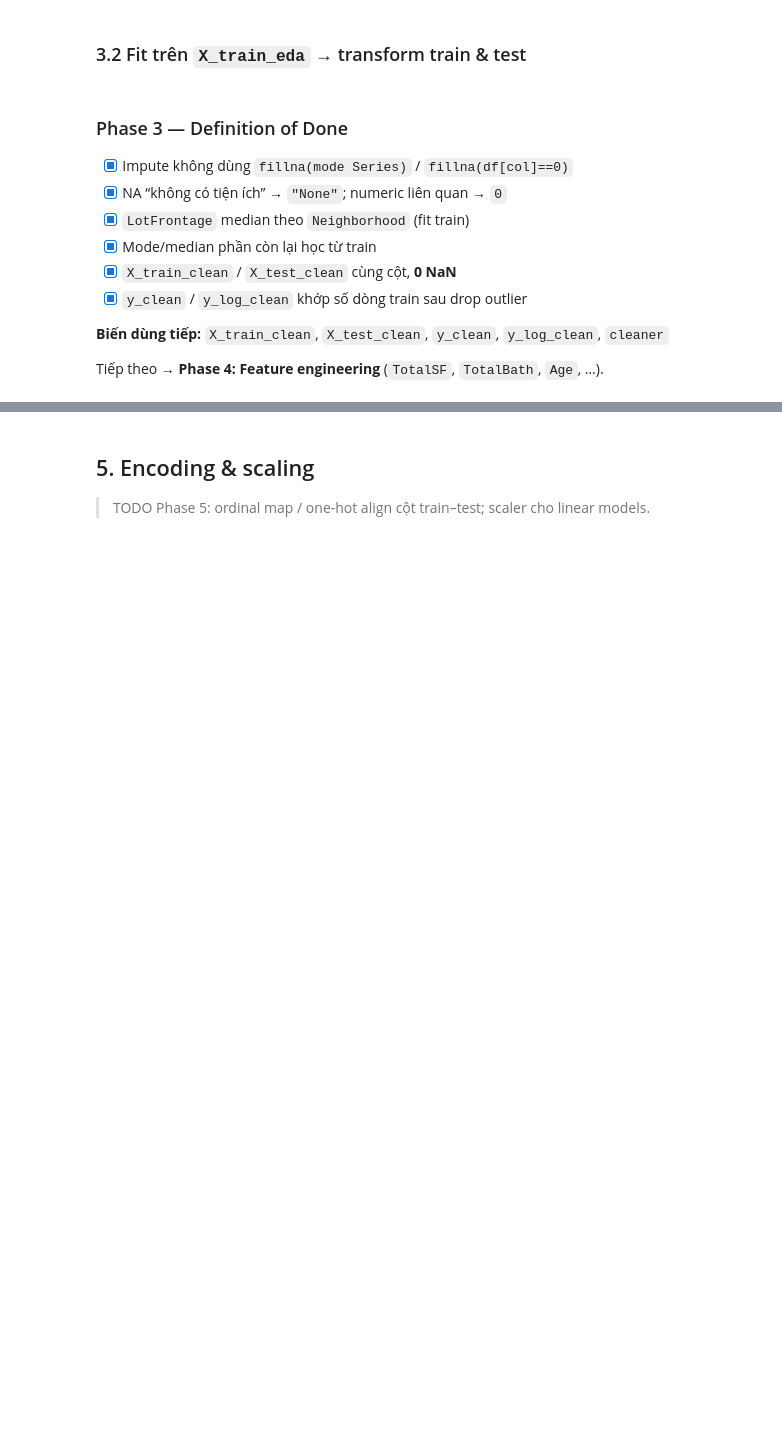
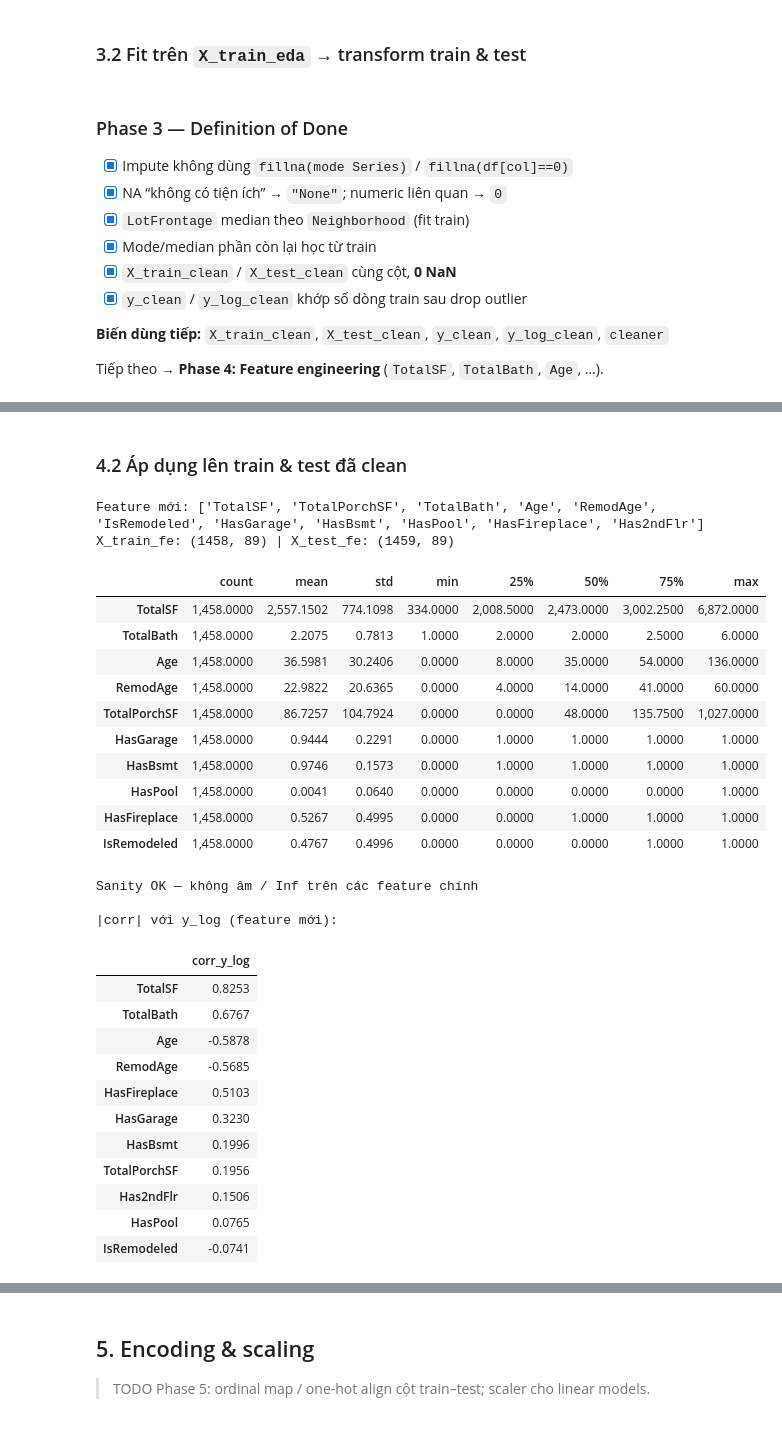
Before and after one commit to fuwhis/VEF_DA_FinalProject, a Jupyter notebook: complete_main.ipynb, the cells around one changed output, grey strips where cells are left out. Cells and saved outputs as stored; diff of their text form; code cells hidden in the pictures; blank space fills up the shorter version.

Commit message:
implement: Phase 4 - Feature engineering

```diff
--- a/complete_main.ipynb
+++ b/complete_main.ipynb
@@ -500,0 +561,63 @@ pass
+# %% [markdown]
+### 4.2 Áp dụng lên train & test đã clean
+# %%
+fe = FeatureEngineer()
+X_train_fe = fe.fit_transform(X_train_clean)
+X_test_fe = fe.transform(X_test_clean)
+
+new_cols = [c for c in X_train_fe.columns if c not in X_train_clean.columns]
+print("Feature mới:", new_cols)
+print("X_train_fe:", X_train_fe.shape, "| X_test_fe:", X_test_fe.shape)
+assert list(X_train_fe.columns) == list(X_test_fe.columns)
+assert X_train_fe.isna().sum().sum() == 0 and X_test_fe.isna().sum().sum() == 0
+# %% [output]
+Feature mới: ['TotalSF', 'TotalPorchSF', 'TotalBath', 'Age', 'RemodAge', 'IsRemodeled', 'HasGarage', 'HasBsmt', 'HasPool', 'HasFireplace', 'Has2ndFlr']
+X_train_fe: (1458, 89) | X_test_fe: (1459, 89)
+# %%
+# Sanity checks: no NaN/Inf, ages non-negative
+fe_num = ["TotalSF", "TotalBath", "Age", "RemodAge", "TotalPorchSF"]
+display(X_train_fe[fe_num + ["HasGarage", "HasBsmt", "HasPool", "HasFireplace", "IsRemodeled"]].describe().T)
+
+bad = []
+for c in fe_num:
+    if (X_train_fe[c] < 0).any() or (X_test_fe[c] < 0).any():
+        bad.append(c)
+    if np.isinf(X_train_fe[c]).any() or np.isinf(X_test_fe[c]).any():
+        bad.append(c + "(inf)")
+
+assert not bad, f"Feature lỗi: {bad}"
+print("Sanity OK — không âm / Inf trên các feature chính")
+
+# Nhanh: corr feature mới với target (log)
+tmp = X_train_fe[new_cols].copy()
+tmp["y_log"] = y_log_clean.values
+corr_new = tmp.corr(numeric_only=True)["y_log"].drop("y_log").sort_values(key=np.abs, ascending=False)
+print("\n|corr| với y_log (feature mới):")
+display(corr_new.to_frame("corr_y_log"))
+# %% [output]
+|  | count | mean | std | min | 25% | 50% | 75% | max |
+| TotalSF | 1,458.0000 | 2,557.1502 | 774.1098 | 334.0000 | 2,008.5000 | 2,473.0000 | 3,002.2500 | 6,872.0000 |
+| TotalBath | 1,458.0000 | 2.2075 | 0.7813 | 1.0000 | 2.0000 | 2.0000 | 2.5000 | 6.0000 |
+| Age | 1,458.0000 | 36.5981 | 30.2406 | 0.0000 | 8.0000 | 35.0000 | 54.0000 | 136.0000 |
+| RemodAge | 1,458.0000 | 22.9822 | 20.6365 | 0.0000 | 4.0000 | 14.0000 | 41.0000 | 60.0000 |
+| TotalPorchSF | 1,458.0000 | 86.7257 | 104.7924 | 0.0000 | 0.0000 | 48.0000 | 135.7500 | 1,027.0000 |
+| HasGarage | 1,458.0000 | 0.9444 | 0.2291 | 0.0000 | 1.0000 | 1.0000 | 1.0000 | 1.0000 |
+| HasBsmt | 1,458.0000 | 0.9746 | 0.1573 | 0.0000 | 1.0000 | 1.0000 | 1.0000 | 1.0000 |
+| HasPool | 1,458.0000 | 0.0041 | 0.0640 | 0.0000 | 0.0000 | 0.0000 | 0.0000 | 1.0000 |
+| HasFireplace | 1,458.0000 | 0.5267 | 0.4995 | 0.0000 | 0.0000 | 1.0000 | 1.0000 | 1.0000 |
+| IsRemodeled | 1,458.0000 | 0.4767 | 0.4996 | 0.0000 | 0.0000 | 0.0000 | 1.0000 | 1.0000 |
+Sanity OK — không âm / Inf trên các feature chính
+
+|corr| với y_log (feature mới):
+|  | corr_y_log |
+| TotalSF | 0.8253 |
+| TotalBath | 0.6767 |
+| Age | -0.5878 |
+| RemodAge | -0.5685 |
+| HasFireplace | 0.5103 |
+| HasGarage | 0.3230 |
+| HasBsmt | 0.1996 |
+| TotalPorchSF | 0.1956 |
+| Has2ndFlr | 0.1506 |
+| HasPool | 0.0765 |
+| IsRemodeled | -0.0741 |
```
Also changed, not shown: parts of 7 cells of this notebook.
